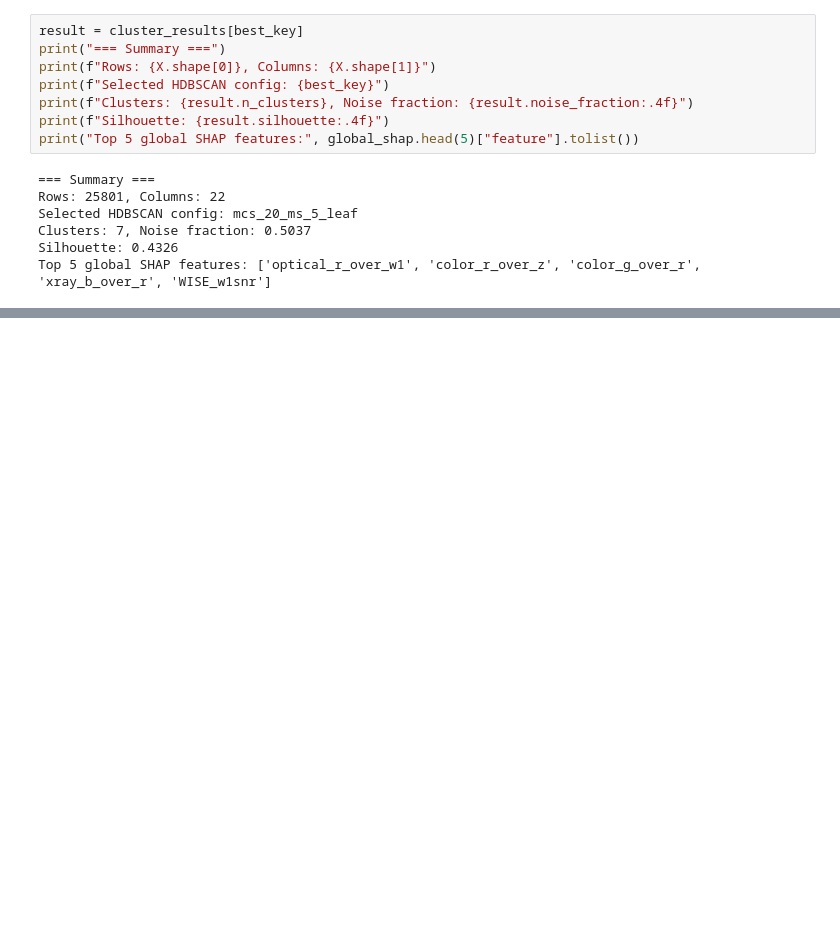
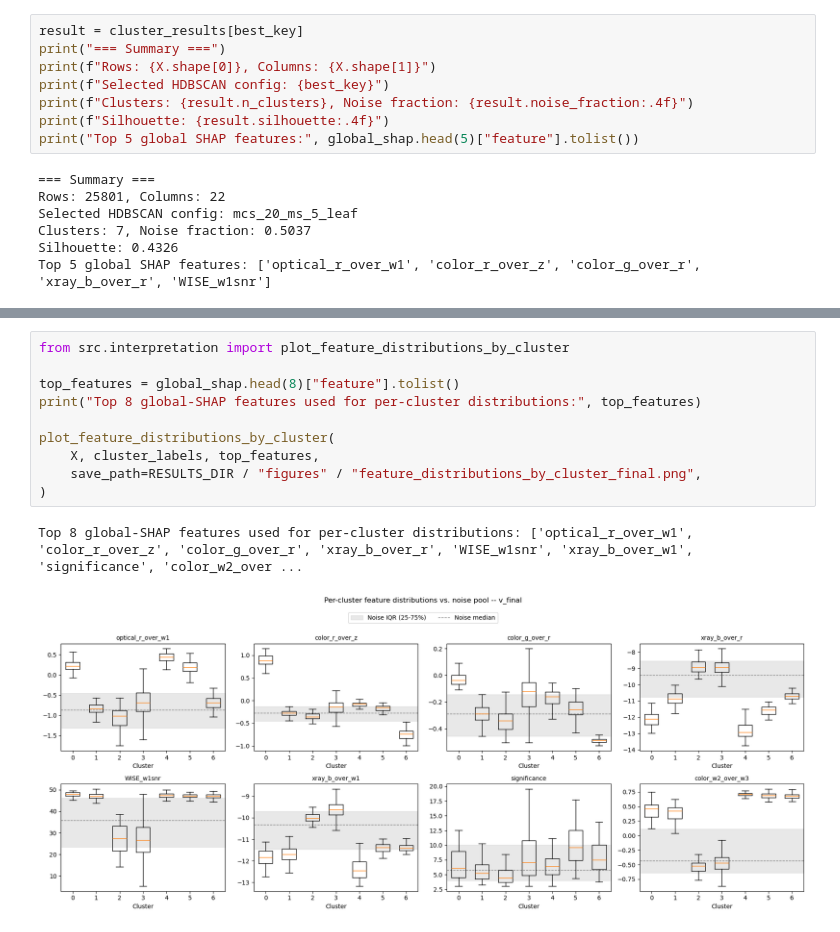
Before and after one commit to karsssss/astro-csc-agn-classification, a Jupyter notebook: notebooks/analysis.ipynb, the cells around one changed output, grey strips where cells are left out. Drawn from its saved outputs; the diff is of its cells as text; blank space fills up the shorter version.

```diff
--- a/notebooks/analysis.ipynb
+++ b/notebooks/analysis.ipynb
@@ -210,0 +274,13 @@ Top 5 global SHAP features: ['optical_r_over_w1', 'color_r_over_z', 'color_g_ove
+# %%
+from src.interpretation import plot_feature_distributions_by_cluster
+
+top_features = global_shap.head(8)["feature"].tolist()
+print("Top 8 global-SHAP features used for per-cluster distributions:", top_features)
+
+plot_feature_distributions_by_cluster(
+    X, cluster_labels, top_features,
+    save_path=RESULTS_DIR / "figures" / "feature_distributions_by_cluster_final.png",
+)
+# %% [output]
+Top 8 global-SHAP features used for per-cluster distributions: ['optical_r_over_w1', 'color_r_over_z', 'color_g_over_r', 'xray_b_over_r', 'WISE_w1snr', 'xray_b_over_w1', 'significance', 'color_w2_over ...
+[figure, added]
```
Also changed, not shown: parts of 7 cells of this notebook, 7 other files.
